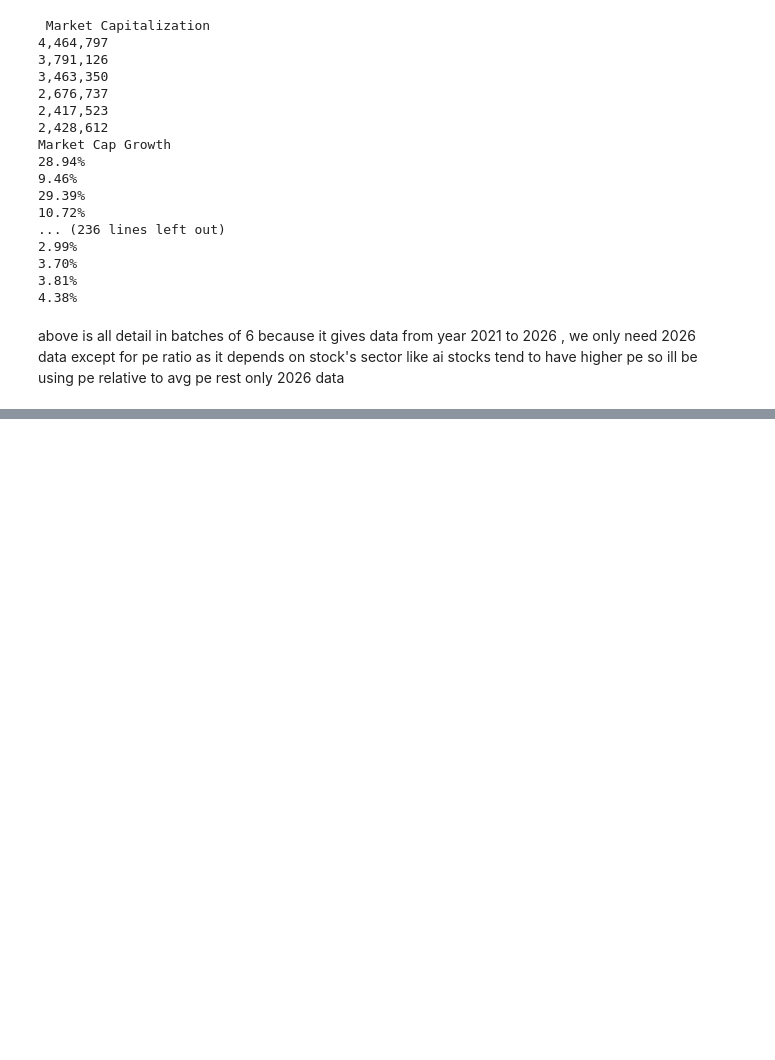
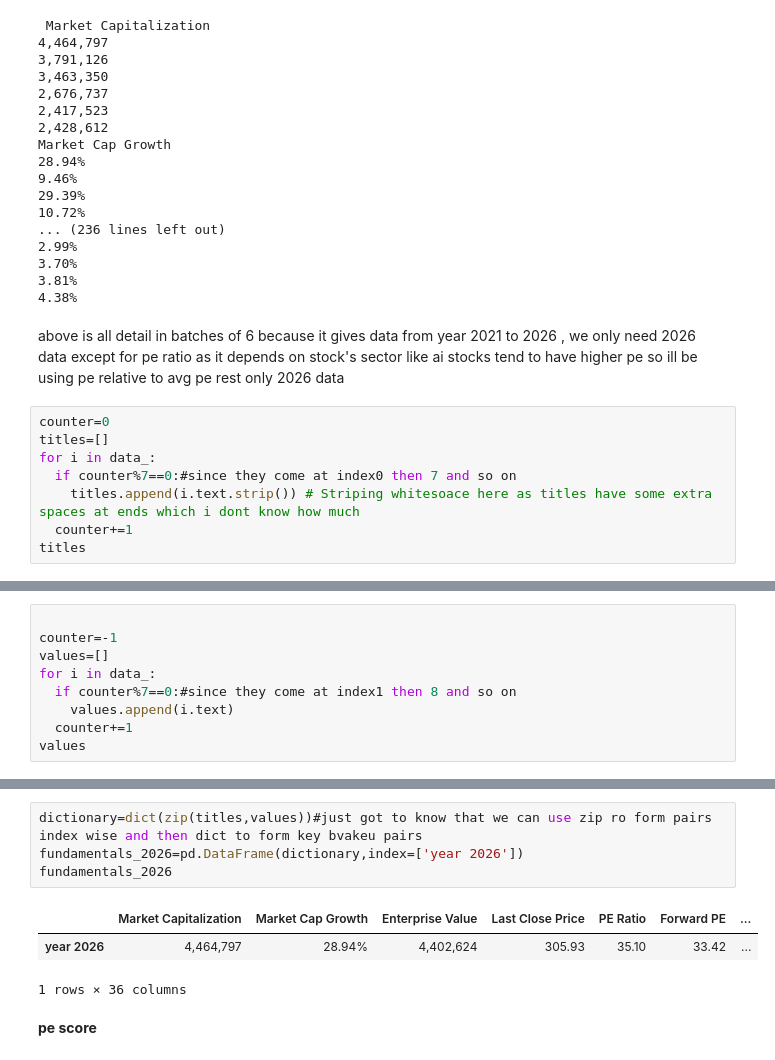
Before and after one commit to harjasjolly-create/algorithmic-stock-rating-program, a Jupyter notebook: hypothesis_verifier.ipynb, the cells around one changed output, grey strips where cells are left out. Cells and saved outputs as stored; diff of their text form; blank space fills up the shorter version.

Commit message:
scraped company fundamentals and created the ratio specific scores including roe score, pe score, peg score and debt/equity score

```diff
--- a/hypothesis_verifier.ipynb
+++ b/hypothesis_verifier.ipynb
@@ -388,3 +386,11 @@ Market Cap Growth
 4.38%
 # %% [markdown]
 above is all detail in batches of 6 because it gives data from year 2021 to 2026 , we only need 2026 data except for pe ratio as it depends on stock's sector like ai stocks tend to have higher pe so ill be using pe relative to avg pe rest only 2026 data
+# %%
+counter=0
+titles=[]
+for i in data_:
+  if counter%7==0:#since they come at index0 then 7 and so on
+    titles.append(i.text.strip()) # Striping whitesoace here as titles have some extra spaces at ends which i dont know how much
+  counter+=1
+titles
@@ -390,0 +415,9 @@ above is all detail in batches of 6 because it gives data from year 2021 to 2026
+# %%
+
+counter=-1
+values=[]
+for i in data_:
+  if counter%7==0:#since they come at index1 then 8 and so on
+    values.append(i.text)
+  counter+=1
+values
@@ -390,0 +442,10 @@ above is all detail in batches of 6 because it gives data from year 2021 to 2026
+# %%
+dictionary=dict(zip(titles,values))#just got to know that we can use zip ro form pairs index wise and then dict to form key bvakeu pairs
+fundamentals_2026=pd.DataFrame(dictionary,index=['year 2026'])
+fundamentals_2026
+# %% [output]
+|  | Market Capitalization | Market Cap Growth | Enterprise Value | Last Close Price | PE Ratio | Forward PE | ... |
+| year 2026 | 4,464,797 | 28.94% | 4,402,624 | 305.93 | 35.10 | 33.42 | ... |
+1 rows × 36 columns
+# %% [markdown]
+**pe score**
```
Also changed, not shown: parts of 14 cells of this notebook.
